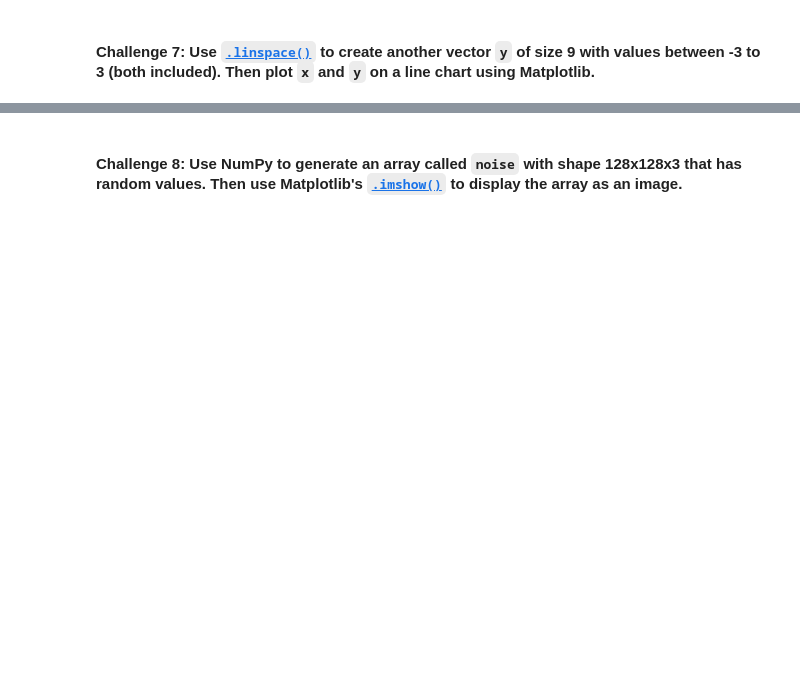
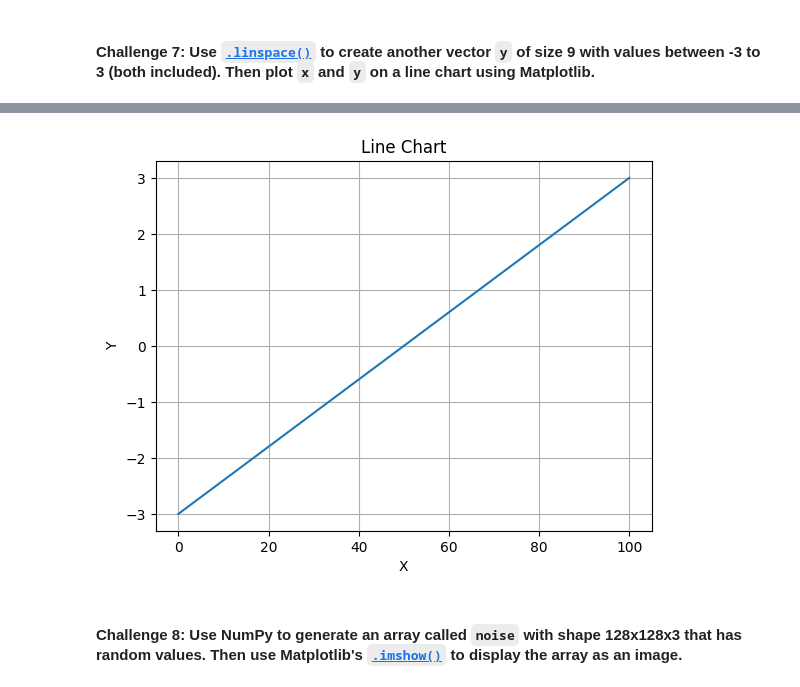
Before and after one commit to davibelo/python-pro-bootcamp-2021, a Jupyter notebook: 07-projects-DataScience/06-ComputationWithNumpy/Computation_with_NumPy_and_N_Dimensional_Arrays_(start).ipynb, the cells around one changed output, grey strips where cells are left out. Cells and saved outputs as stored; diff of their text form; code cells hidden in the pictures; blank space fills up the shorter version.

```diff
--- a/07-projects-DataScience/06-ComputationWithNumpy/Computation_with_NumPy_and_N_Dimensional_Arrays_(start).ipynb
+++ b/07-projects-DataScience/06-ComputationWithNumpy/Computation_with_NumPy_and_N_Dimensional_Arrays_(start).ipynb
@@ -127,2 +196,14 @@ Hint: Use the [`.random()` function](https://numpy.org/doc/stable/reference/rand
+# %%
+fig, ax = plt.subplots()
+ax.plot(x, y)
+
+ax.set_xlabel('X')
+ax.set_ylabel('Y')
+ax.set_title('Line Chart')
+ax.grid(True)
+
+plt.show()
+# %% [output]
+[figure, added]
 # %% [markdown]
 #### **Challenge 8**: Use NumPy to generate an array called `noise` with shape 128x128x3 that has random values. Then use Matplotlib's [`.imshow()`](https://matplotlib.org/3.1.1/api/_as_gen/matplotlib.pyplot.imshow.html) to display the array as an image.
```
Also changed, not shown: parts of 28 cells of this notebook.
